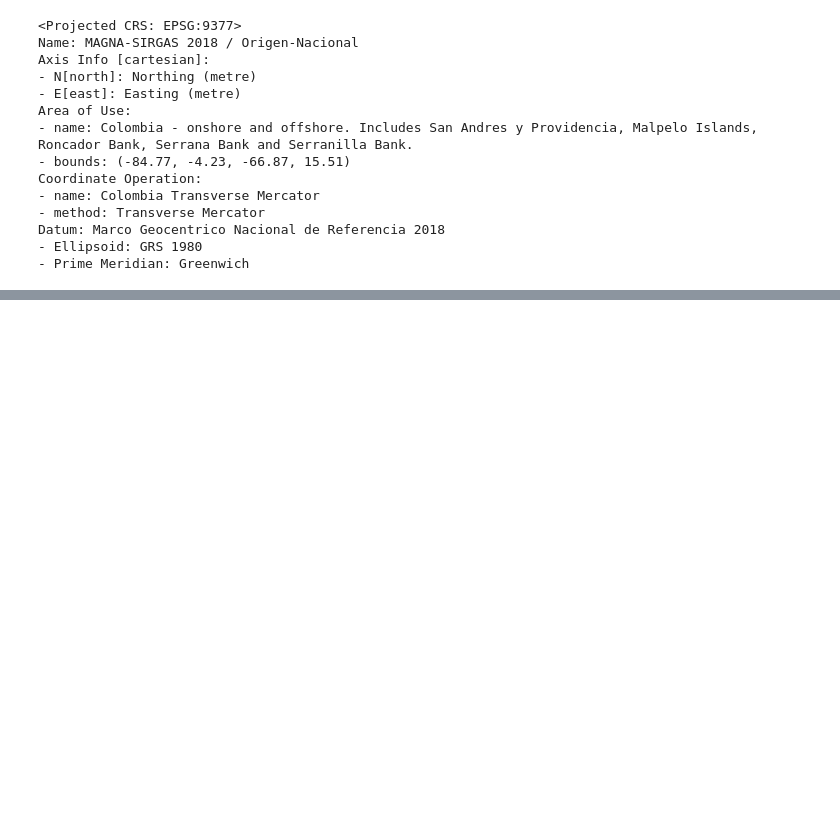
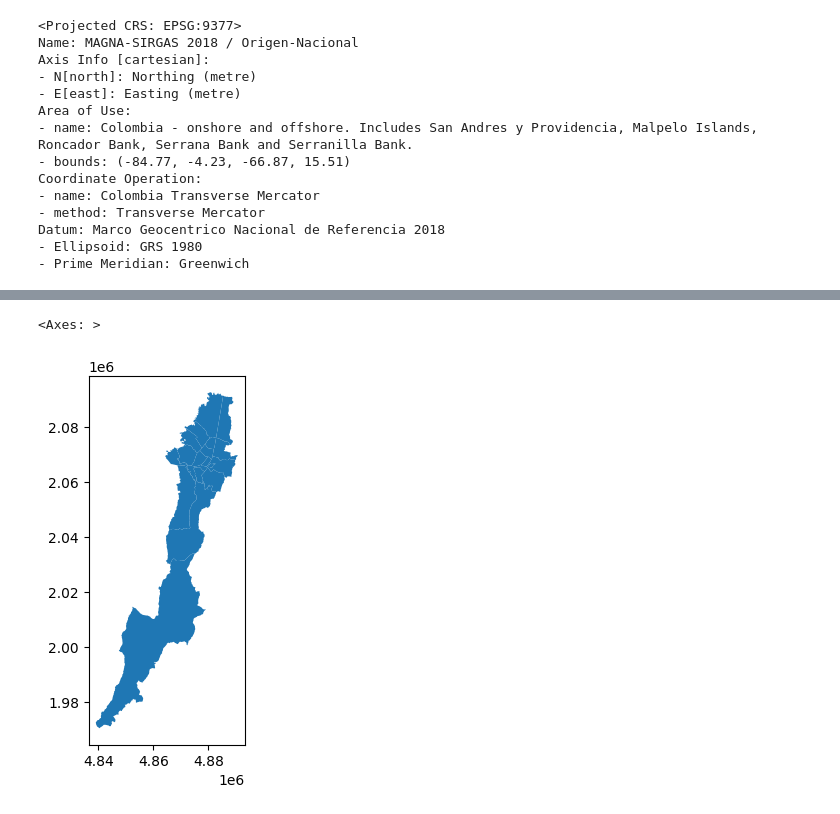
Before and after one commit to galindovil/geopandas, a Jupyter notebook: IntroGeopandas2024_04_29.ipynb, the cells around one changed output, grey strips where cells are left out. Saved outputs shown, nothing was run; the diff lists cells and outputs as text; code cells hidden in the pictures; blank space fills up the shorter version.

```diff
--- a/IntroGeopandas2024_04_29.ipynb
+++ b/IntroGeopandas2024_04_29.ipynb
@@ -158,0 +140,8 @@ gdf = gpd.GeoDataFrame(geometry=[punto])
+# %%
+#Calcular la distancia del centroide de las localidades hasta la universidad Distrital
+from shapely.geometry import Point
+
+#Point (Long, lat)
+Universidad = Point(-74.06590547559477,4.627951848418846)
+
+Universidad
@@ -158,0 +150,3 @@ gdf = gpd.GeoDataFrame(geometry=[punto])
+# %%
+Universidad= gpd.GeoSeries(Universidad, crs=4326)
+Universidad
@@ -158,0 +156,3 @@ gdf = gpd.GeoDataFrame(geometry=[punto])
+# %%
+Universidad= Universidad.to_crs(epsg=9377)
+Universidad
@@ -158,0 +162,4 @@ gdf = gpd.GeoDataFrame(geometry=[punto])
+# %%
+#Tomar la distancia desde la universidad Distrital a cada uno de los puntos del centroide
+gdf_localidades["distancia_u"]= [float(Universidad.distance(centroid))/1000 for centroid in gdf_localidades.Centroides]
+gdf_localidades["distancia_u"]
@@ -158,0 +184,5 @@ gdf = gpd.GeoDataFrame(geometry=[punto])
+# %%
+gdf_localidades.plot()
+# %% [output]
+<Axes: >
+[figure, added]
```
Also changed, not shown: parts of 12 cells of this notebook.
